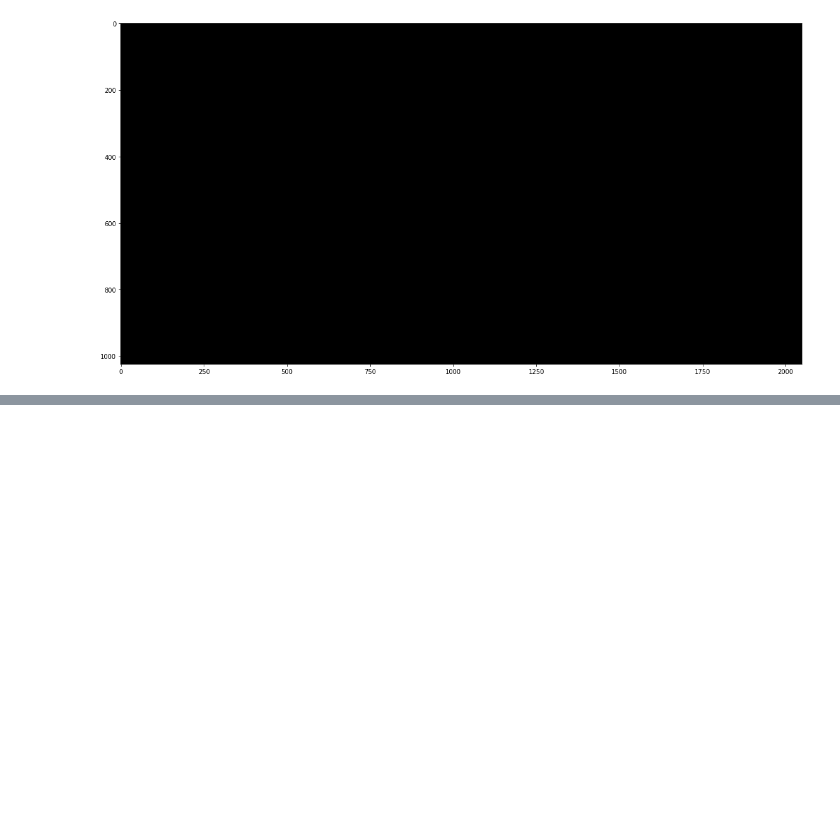
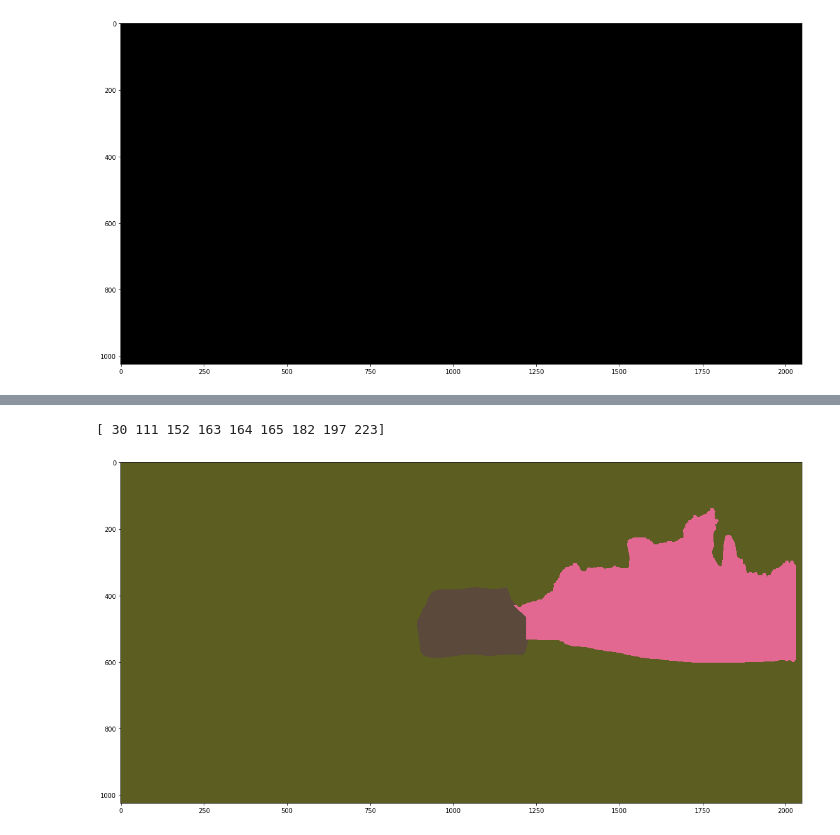
Before and after one commit to StevenHickson/VideoObjectProposals, a Jupyter notebook: test_point_cloud_ops.ipynb, the cells around one changed output, grey strips where cells are left out. Drawn from its saved outputs; the diff is of its cells as text; code cells hidden in the pictures; blank space fills up the shorter version.

```diff
--- a/test_point_cloud_ops.ipynb
+++ b/test_point_cloud_ops.ipynb
@@ -121,0 +128,11 @@ print inliers
+# %%
+segments = fs.getNode('segments')
+segments = segments.mat()
+f1 = plt.imshow(segments.astype(float))
+print np.unique(segments)
+fig = matplotlib.pyplot.gcf()
+fig.set_size_inches(20,10)
+plt.show()
+# %% [output]
+[ 30 111 152 163 164 165 182 197 223]
+[figure, added]
```
Also changed, not shown: parts of 6 cells of this notebook, 2 other files.
